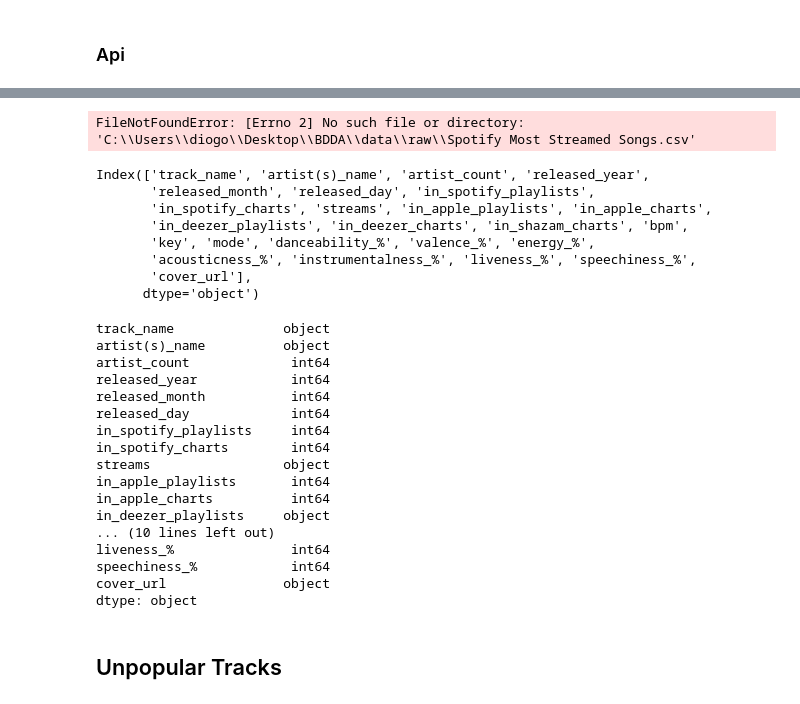
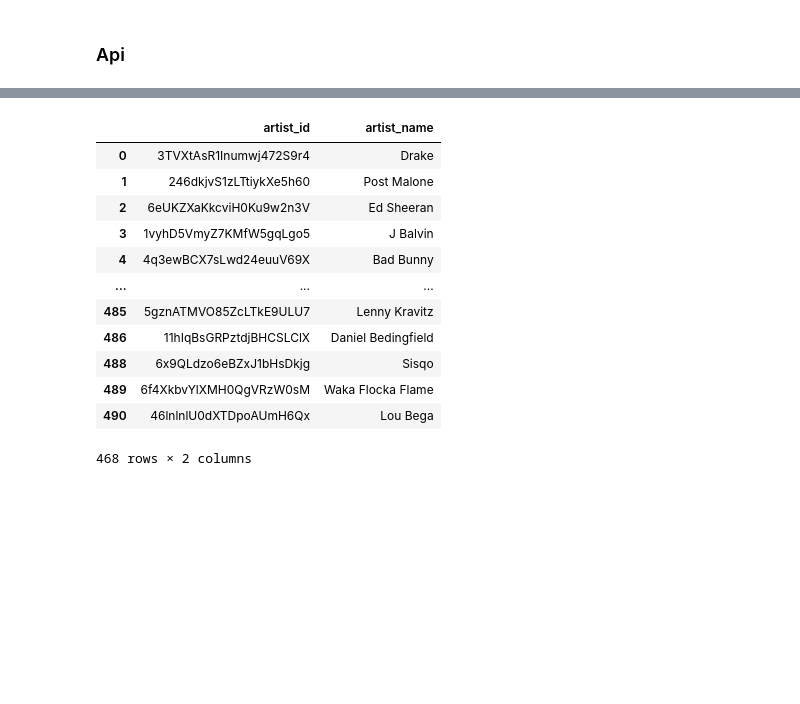
Before and after one commit to Vullkano/BDDA, a Jupyter notebook: notebook/main.ipynb, the cells around one changed output, grey strips where cells are left out. Saved outputs shown, nothing was run; the diff lists cells and outputs as text; code cells hidden in the pictures; blank space fills up the shorter version.

```diff
--- a/notebook/main.ipynb
+++ b/notebook/main.ipynb
@@ -454,16 +390,17 @@ Artist_details
 # %%
-popular = pd.read_csv(data_directory / 'Spotify Most Streamed Songs.csv')
-popular
+tracks = Artist_details[["artist_id", "artist_name"]]
+tracks
 # %% [output]
+|  | artist_id | artist_name |
+| 0 | 3TVXtAsR1Inumwj472S9r4 | Drake |
+| 1 | 246dkjvS1zLTtiykXe5h60 | Post Malone |
+| 2 | 6eUKZXaKkcviH0Ku9w2n3V | Ed Sheeran |
+| 3 | 1vyhD5VmyZ7KMfW5gqLgo5 | J Balvin |
+| 4 | 4q3ewBCX7sLwd24euuV69X | Bad Bunny |
+| ... | ... | ... |
+| 485 | 5gznATMVO85ZcLTkE9ULU7 | Lenny Kravitz |
+| 486 | 11hIqBsGRPztdjBHCSLClX | Daniel Bedingfield |
+| 488 | 6x9QLdzo6eBZxJ1bHsDkjg | Sisqo |
+| 489 | 6f4XkbvYlXMH0QgVRzW0sM | Waka Flocka Flame |
+| 490 | 46lnlnlU0dXTDpoAUmH6Qx | Lou Bega |
-FileNotFoundError: [Errno 2] No such file or directory: 'C:\\Users\\diogo\\Desktop\\BDDA\\data\\raw\\Spotify Most Streamed Songs.csv'
+468 rows × 2 columns
-# %%
-popular.columns
-# %% [output]
-Index(['track_name', 'artist(s)_name', 'artist_count', 'released_year',
-       'released_month', 'released_day', 'in_spotify_playlists',
-       'in_spotify_charts', 'streams', 'in_apple_playlists', 'in_apple_charts',
-       'in_deezer_playlists', 'in_deezer_charts', 'in_shazam_charts', 'bpm',
-       'key', 'mode', 'danceability_%', 'valence_%', 'energy_%',
-       'acousticness_%', 'instrumentalness_%', 'liveness_%', 'speechiness_%',
-       'cover_url'],
-      dtype='object')
@@ -473,22 +406,0 @@ popular = popular.drop(columns=["artist_count", "released_year", 'released_month
-# %%
-popular.dtypes
-# %% [output]
-track_name              object
-artist(s)_name          object
-artist_count             int64
-released_year            int64
-released_month           int64
-released_day             int64
-in_spotify_playlists     int64
-in_spotify_charts        int64
-streams                 object
-in_apple_playlists       int64
-in_apple_charts          int64
-in_deezer_playlists     object
-... (10 lines left out)
-liveness_%               int64
-speechiness_%            int64
-cover_url               object
-dtype: object
-# %% [markdown]
-## Unpopular Tracks
```
Also changed, not shown: parts of 14 cells of this notebook, 11 other files.
